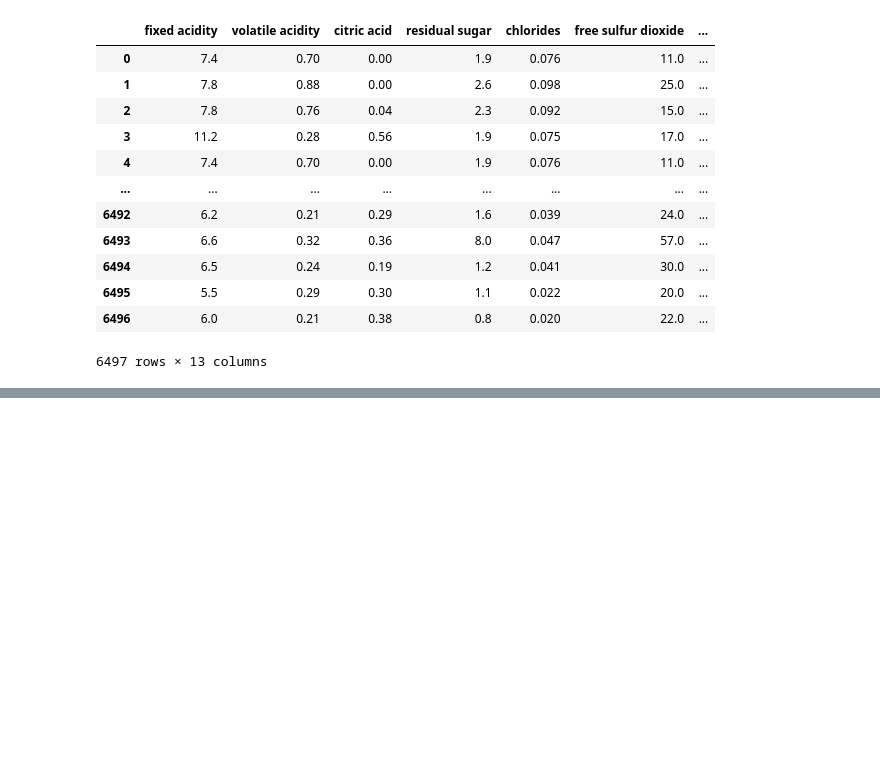
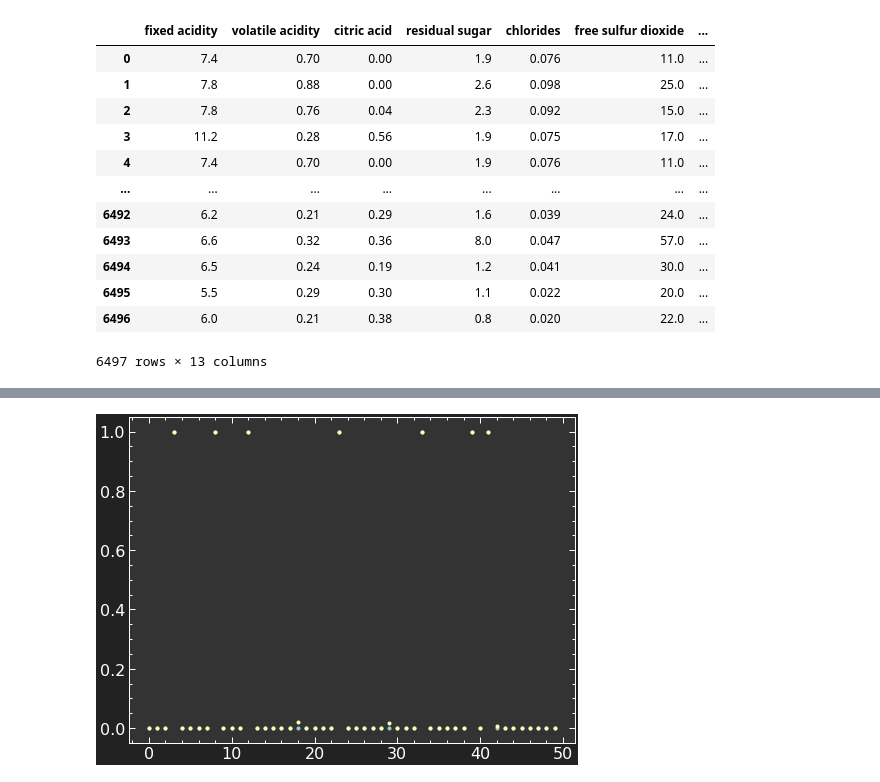
Before and after one commit to csarux/MLTests, a Jupyter notebook: KerasTest1.ipynb, the cells around one changed output, grey strips where cells are left out. Cells and saved outputs as stored; diff of their text form; code cells hidden in the pictures; blank space fills up the shorter version.

```diff
--- a/KerasTest1.ipynb
+++ b/KerasTest1.ipynb
@@ -170,0 +218,12 @@ wines
+# %%
+# Initialize the constructor
+model = Sequential()
+
+# Add an input layer
+model.add(Dense(12, activation='relu', input_shape=(11,)))
+
+# Add one hidden layer
+model.add(Dense(8, activation='relu'))
+
+# Add an output layer
+model.add(Dense(1, activation='sigmoid'))
@@ -170,0 +253,6 @@ wines
+# %%
+model.compile(loss='binary_crossentropy',
+              optimizer='adam',
+              metrics=['accuracy'])
+# %%
+model.fit(X_train, y_train,epochs=20, batch_size=1, verbose=1)
@@ -170,0 +278,8 @@ wines
+# %%
+y_pred = model.predict(X_test)
+# %%
+plt.plot(y_test[250:300], '.')
+plt.plot(y_pred[250:300], '.')
+plt.show()
+# %% [output]
+[figure, added]
```
Also changed, not shown: parts of 19 cells of this notebook.
